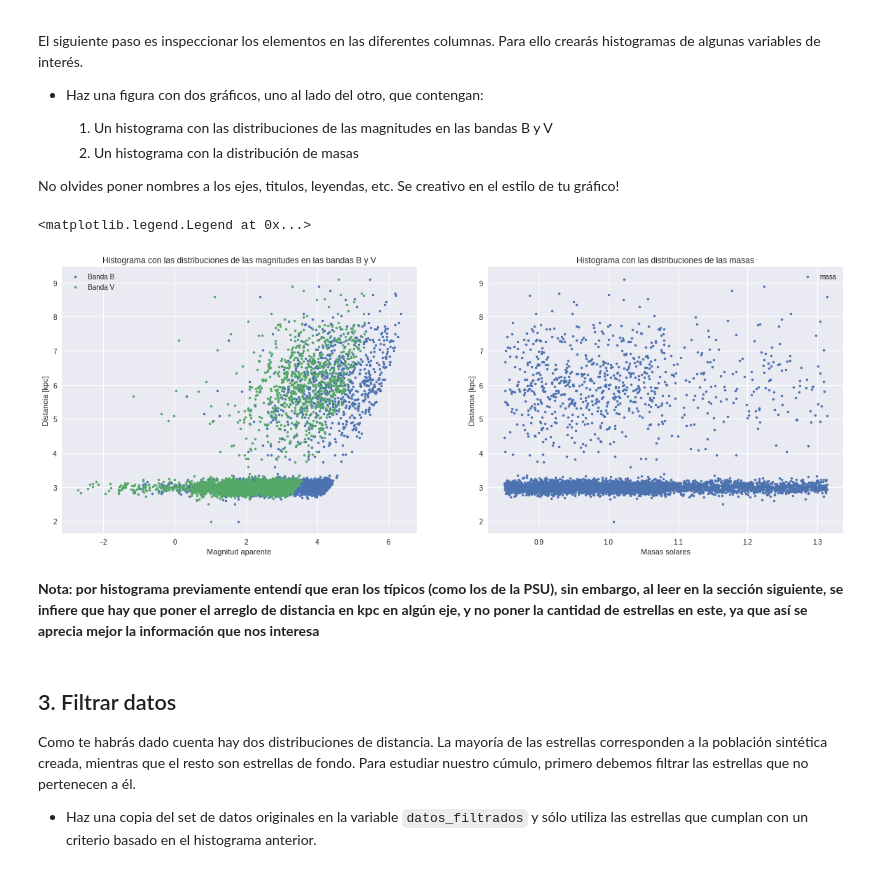
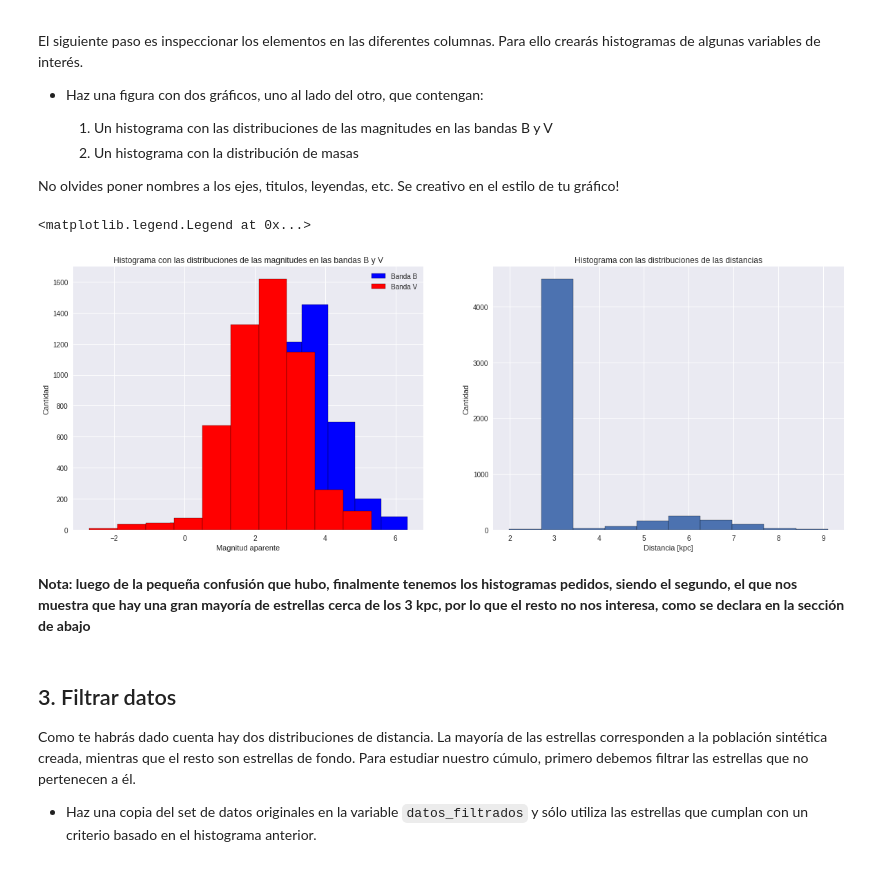
Before and after one commit to Antonego64/minitarea2, a Jupyter notebook: minitarea2.ipynb, the cells around one changed output. Drawn from its saved outputs; the diff is of its cells as text; code cells hidden in the pictures.

Commit message:
[v5] -Cambios debidos a la confusión que hubo con las masas en la sección 2 -Aún no se ha podido resolver el error de la última parte de la sección 6, que dice "too many values to unpack"

```diff
--- a/minitarea2.ipynb
+++ b/minitarea2.ipynb
@@ -77,30 +78,29 @@ No olvides poner nombres a los ejes, titulos, leyendas, etc. Se creativo en el e
 # %%
 #Plotear histogramas de cada columna
 import matplotlib.pyplot as plt
 %matplotlib inline
 
 mB_copia=mB.copy() #copiamos la columna mB
 mV_copia=mV.copy() #copiamos la columna mV
-masa_copia=masa.copy() #copiamos la columna masa
 d_copia=d.copy() #copiamos la columna d
 
 fig, ax = plt.subplots(figsize= (20,7), ncols=2)
 
 #Acá ploteamos el primer histograma pedido, con la distribución de las magnitudes en las bandas B y V, en azul y rojo respectivamente, con bordes negros
-ax[0].plot(mB_copia, d_copia,'.', label ='Banda B')
-ax[0].plot(mV_copia, d_copia,'.', label ='Banda V')
-ax[0].set(title='Histograma con las distribuciones de las magnitudes en las bandas B y V', ylabel='Distancia [kpc]', xlabel='Magnitud aparente') #trucazo del torpedo de matplotlib
+ax[0].hist(mB_copia, edgecolor = 'black', color='blue', label= 'Banda B')
+ax[0].hist(mV_copia, edgecolor = 'black', color='red', label='Banda V')
+ax[0].set(title='Histograma con las distribuciones de las magnitudes en las bandas B y V', ylabel='Cantidad', xlabel='Magnitud aparente') #trucazo del torpedo de matplotib
 ax[0].legend()
 
-#Acá ploteamos el segundo histograma pedido, con la distribución de masas, con bordes negros
-ax[1].plot(masa_copia, d_copia, '.', label='masa')
-ax[1].set(title='Histograma con las distribuciones de las masas', ylabel='Distancia [kpc]', xlabel='Masas solares') #trucazo del torpedo de matplotlib
+#Acá ploteamos el segundo histograma pedido, con la distribución de distancias, con bordes negros
+ax[1].hist(d_copia, edgecolor = 'black')
+ax[1].set(title='Histograma con las distribuciones de las distancias', ylabel='Cantidad', xlabel='Distancia [kpc]') #trucazo del torpedo de matplotib
 ax[1].legend()
 # %% [output]
 <matplotlib.legend.Legend at 0x...>
-[figure, old version]
+[figure, new version]
-# %% [markdown]
-**Nota: por histograma previamente entendí que eran los típicos (como los de la PSU), sin embargo, al leer en la sección siguiente, se infiere que hay que poner el arreglo de distancia en kpc en algún eje, y no poner la cantidad de estrellas en este, ya que así se aprecia mejor la información que nos interesa**
+# %% [markdown]
+**Nota: luego de la pequeña confusión que hubo, finalmente tenemos los histogramas pedidos, siendo el segundo, el que nos muestra que hay una gran mayoría de estrellas cerca de los 3 kpc, por lo que el resto no nos interesa, como se declara en la sección de abajo**
 # %% [markdown]
 ## 3. Filtrar datos
 
```
Also changed, not shown: parts of 2 cells of this notebook.
